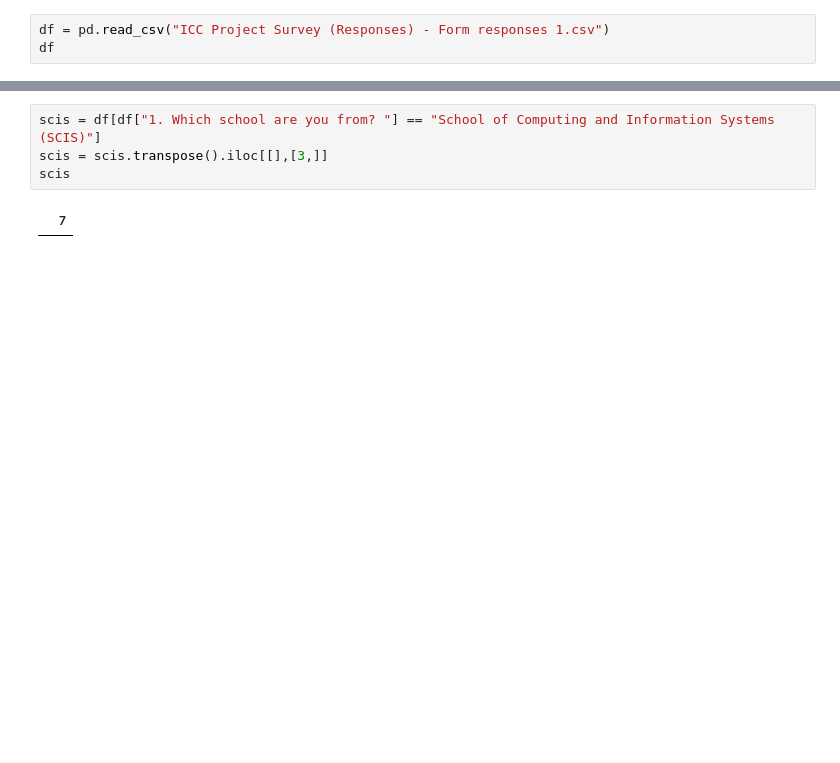
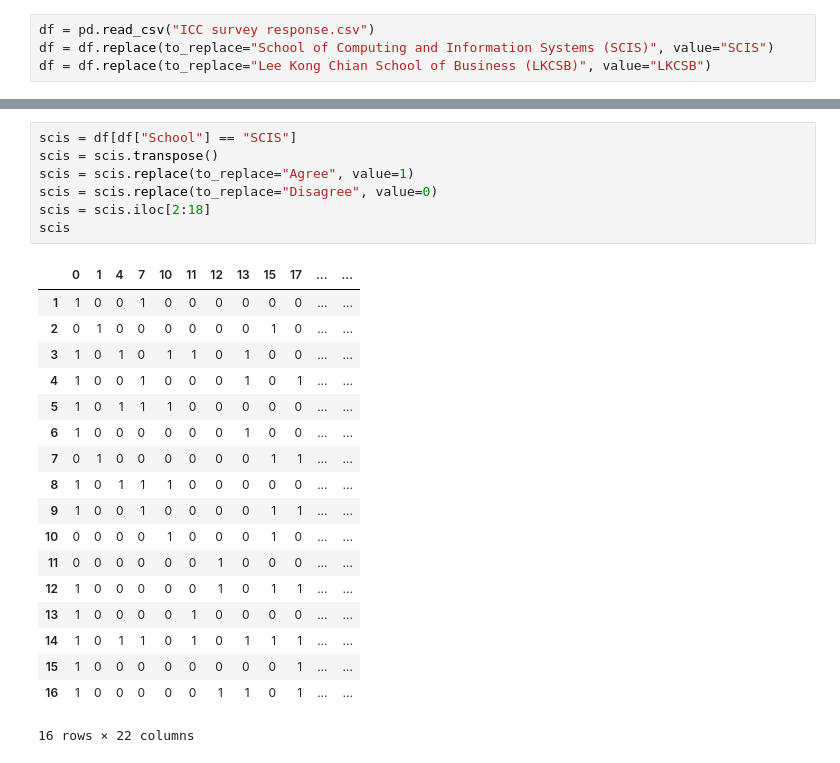
Before and after one commit to gcshane/icc-survey-analysis, a Jupyter notebook: ICC survey EDA.ipynb, the cells around one changed output, grey strips where cells are left out. Cells and saved outputs as stored; diff of their text form; blank space fills up the shorter version.

Commit message:
Analyse Agree/Disagree Questions

```diff
--- a/ICC survey EDA.ipynb
+++ b/ICC survey EDA.ipynb
@@ -3,3 +5,4 @@ import pandas as pd
 # %%
-df = pd.read_csv("ICC Project Survey (Responses) - Form responses 1.csv")
-df
+df = pd.read_csv("ICC survey response.csv")
+df = df.replace(to_replace="School of Computing and Information Systems (SCIS)", value="SCIS")
+df = df.replace(to_replace="Lee Kong Chian School of Business (LKCSB)", value="LKCSB")
@@ -25,6 +9,26 @@ df
 # %%
-scis = df[df["1. Which school are you from? "] == "School of Computing and Information Systems (SCIS)"]
-scis = scis.transpose().iloc[[],[3,]]
+scis = df[df["School"] == "SCIS"]
+scis = scis.transpose()
+scis = scis.replace(to_replace="Agree", value=1)
+scis = scis.replace(to_replace="Disagree", value=0)
+scis = scis.iloc[2:18]
 scis
 # %% [output]
-|  | 7 |
+|  | 0 | 1 | 4 | 7 | 10 | 11 | 12 | 13 | 15 | 17 | ... | ... |
+| 1 | 1 | 0 | 0 | 1 | 0 | 0 | 0 | 0 | 0 | 0 | ... | ... |
+| 2 | 0 | 1 | 0 | 0 | 0 | 0 | 0 | 0 | 1 | 0 | ... | ... |
+| 3 | 1 | 0 | 1 | 0 | 1 | 1 | 0 | 1 | 0 | 0 | ... | ... |
+| 4 | 1 | 0 | 0 | 1 | 0 | 0 | 0 | 1 | 0 | 1 | ... | ... |
+| 5 | 1 | 0 | 1 | 1 | 1 | 0 | 0 | 0 | 0 | 0 | ... | ... |
+| 6 | 1 | 0 | 0 | 0 | 0 | 0 | 0 | 1 | 0 | 0 | ... | ... |
+| 7 | 0 | 1 | 0 | 0 | 0 | 0 | 0 | 0 | 1 | 1 | ... | ... |
+| 8 | 1 | 0 | 1 | 1 | 1 | 0 | 0 | 0 | 0 | 0 | ... | ... |
+| 9 | 1 | 0 | 0 | 1 | 0 | 0 | 0 | 0 | 1 | 1 | ... | ... |
+| 10 | 0 | 0 | 0 | 0 | 1 | 0 | 0 | 0 | 1 | 0 | ... | ... |
+| 11 | 0 | 0 | 0 | 0 | 0 | 0 | 1 | 0 | 0 | 0 | ... | ... |
+| 12 | 1 | 0 | 0 | 0 | 0 | 0 | 1 | 0 | 1 | 1 | ... | ... |
+| 13 | 1 | 0 | 0 | 0 | 0 | 1 | 0 | 0 | 0 | 0 | ... | ... |
+| 14 | 1 | 0 | 1 | 1 | 0 | 1 | 0 | 1 | 1 | 1 | ... | ... |
+| 15 | 1 | 0 | 0 | 0 | 0 | 0 | 0 | 0 | 0 | 1 | ... | ... |
+| 16 | 1 | 0 | 0 | 0 | 0 | 0 | 1 | 1 | 0 | 1 | ... | ... |
+16 rows × 22 columns
```
Also changed, not shown: parts of 11 cells of this notebook, 2 other files.
